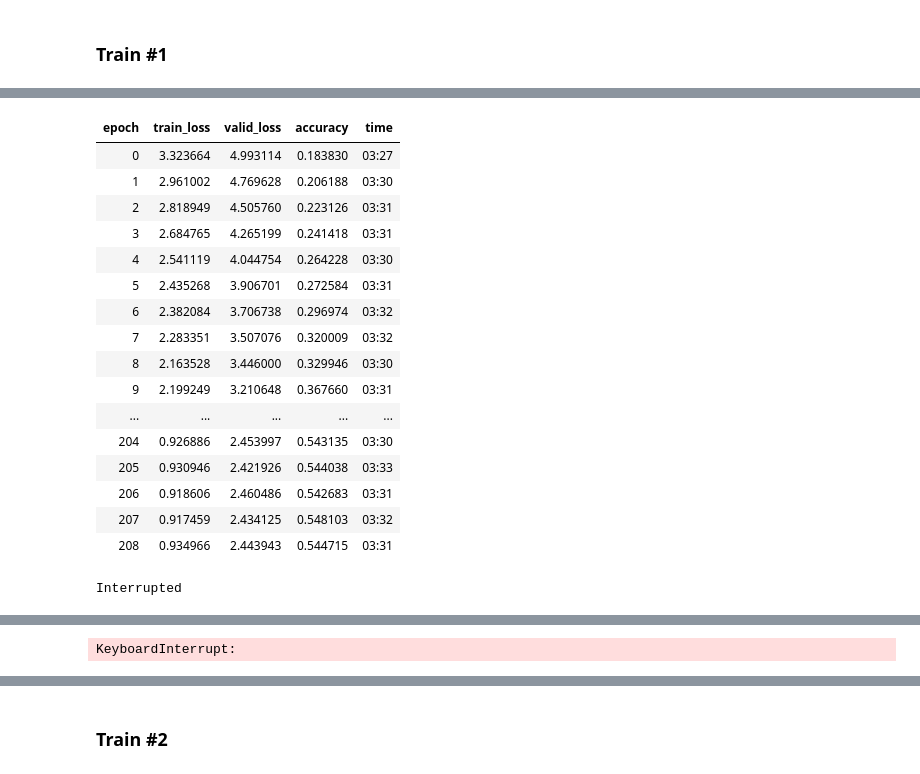
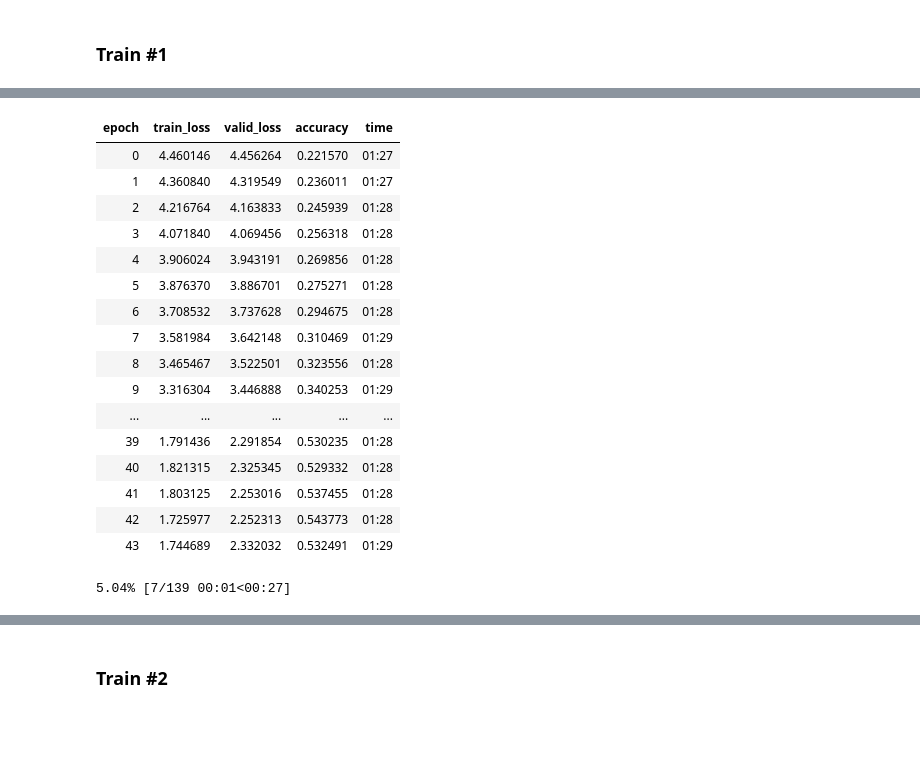
Before and after one commit to MicPie/recursion-cellular-image-classification, a Jupyter notebook: rcic_v30_efficientnet-b3_celltype_plate-group-exp_U2OS.ipynb, the cells around one changed output, grey strips where cells are left out. Drawn from its saved outputs; the diff is of its cells as text; code cells hidden in the pictures; blank space fills up the shorter version.

```diff
--- a/rcic_v30_efficientnet-b3_celltype_plate-group-exp_U2OS.ipynb
+++ b/rcic_v30_efficientnet-b3_celltype_plate-group-exp_U2OS.ipynb
@@ -1361,7 +1361,7 @@ Min loss divided by 10: 6.31E-08
 # %%
 savem = SaveModelCallback(learn, every='improvement', monitor='accuracy',
-                          name='effnet/adacos_efficientnet_b3_ct_pg_exp_'+ct+'e001-210_190826_best')
+                          name='effnet/adacos_efficientnet_b3_ct_pg_exp_'+ct+'e001-300_190827_best')
 # %%
 #learn.fit_one_cycle(199, max_lr=1e-4, pct_start=0.2, final_div=1e3, callbacks=[savem])
-learn.fit_one_cycle(230, max_lr=1e-4, callbacks=[savem])
+learn.fit_one_cycle(300, max_lr=1e-4, callbacks=[savem])
 # %% [output]
@@ -1369,18 +1369,18 @@ learn.fit_one_cycle(230, max_lr=1e-4, callbacks=[savem])
 | epoch | train_loss | valid_loss | accuracy | time |
-| 0 | 3.323664 | 4.993114 | 0.183830 | 03:27 |
-| 1 | 2.961002 | 4.769628 | 0.206188 | 03:30 |
-| 2 | 2.818949 | 4.505760 | 0.223126 | 03:31 |
-| 3 | 2.684765 | 4.265199 | 0.241418 | 03:31 |
-| 4 | 2.541119 | 4.044754 | 0.264228 | 03:30 |
-| 5 | 2.435268 | 3.906701 | 0.272584 | 03:31 |
-| 6 | 2.382084 | 3.706738 | 0.296974 | 03:32 |
-| 7 | 2.283351 | 3.507076 | 0.320009 | 03:32 |
-| 8 | 2.163528 | 3.446000 | 0.329946 | 03:30 |
-| 9 | 2.199249 | 3.210648 | 0.367660 | 03:31 |
+| 0 | 4.460146 | 4.456264 | 0.221570 | 01:27 |
+| 1 | 4.360840 | 4.319549 | 0.236011 | 01:27 |
+| 2 | 4.216764 | 4.163833 | 0.245939 | 01:28 |
+| 3 | 4.071840 | 4.069456 | 0.256318 | 01:28 |
+| 4 | 3.906024 | 3.943191 | 0.269856 | 01:28 |
+| 5 | 3.876370 | 3.886701 | 0.275271 | 01:28 |
+| 6 | 3.708532 | 3.737628 | 0.294675 | 01:28 |
+| 7 | 3.581984 | 3.642148 | 0.310469 | 01:29 |
+| 8 | 3.465467 | 3.522501 | 0.323556 | 01:28 |
+| 9 | 3.316304 | 3.446888 | 0.340253 | 01:29 |
 | ... | ... | ... | ... | ... |
-| 204 | 0.926886 | 2.453997 | 0.543135 | 03:30 |
-| 205 | 0.930946 | 2.421926 | 0.544038 | 03:33 |
-| 206 | 0.918606 | 2.460486 | 0.542683 | 03:31 |
-| 207 | 0.917459 | 2.434125 | 0.548103 | 03:32 |
-| 208 | 0.934966 | 2.443943 | 0.544715 | 03:31 |
+| 39 | 1.791436 | 2.291854 | 0.530235 | 01:28 |
+| 40 | 1.821315 | 2.325345 | 0.529332 | 01:28 |
+| 41 | 1.803125 | 2.253016 | 0.537455 | 01:28 |
+| 42 | 1.725977 | 2.252313 | 0.543773 | 01:28 |
+| 43 | 1.744689 | 2.332032 | 0.532491 | 01:29 |
-Interrupted
+5.04% [7/139 00:01<00:27]
@@ -1404,3 +1404,2 @@ Better model found at epoch 106 with accuracy value: 0.5542005300521851.
-KeyboardInterrupt:
 # %%
 learn.recorder.plot_losses()
```
Also changed, not shown: parts of 14 cells of this notebook, 5 other files.
